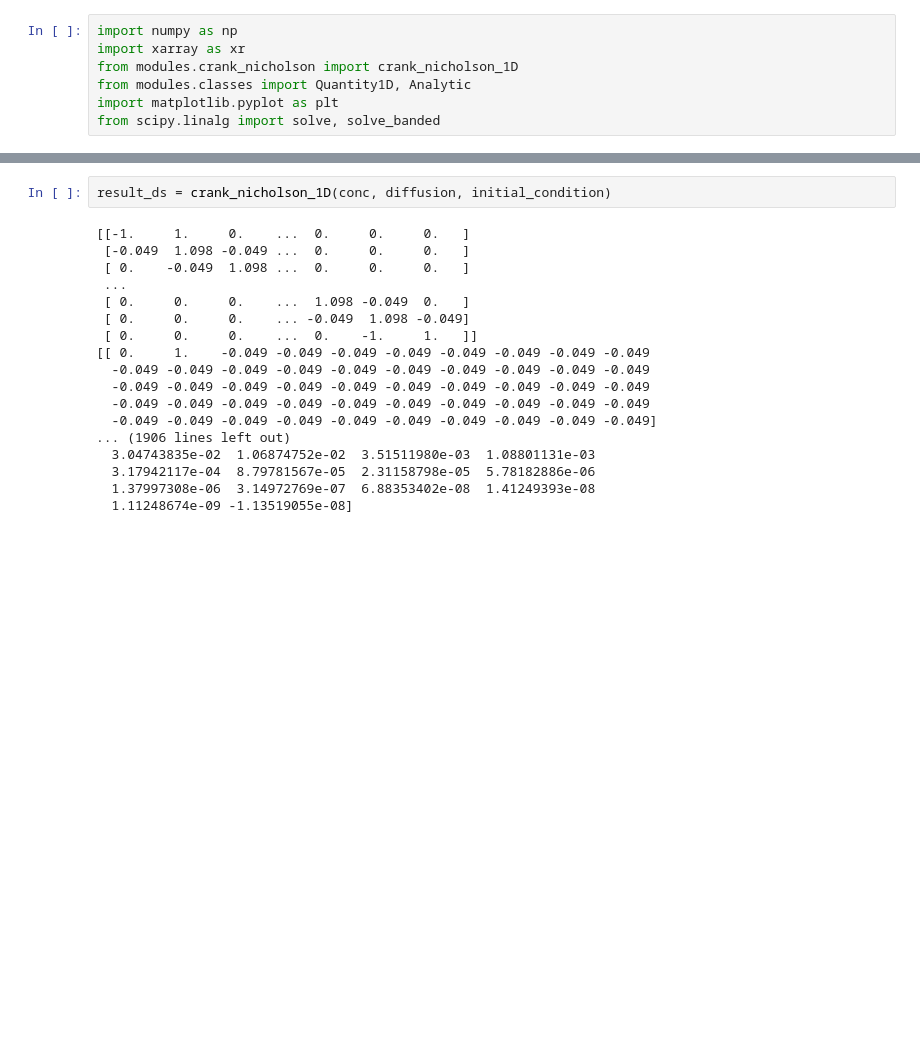
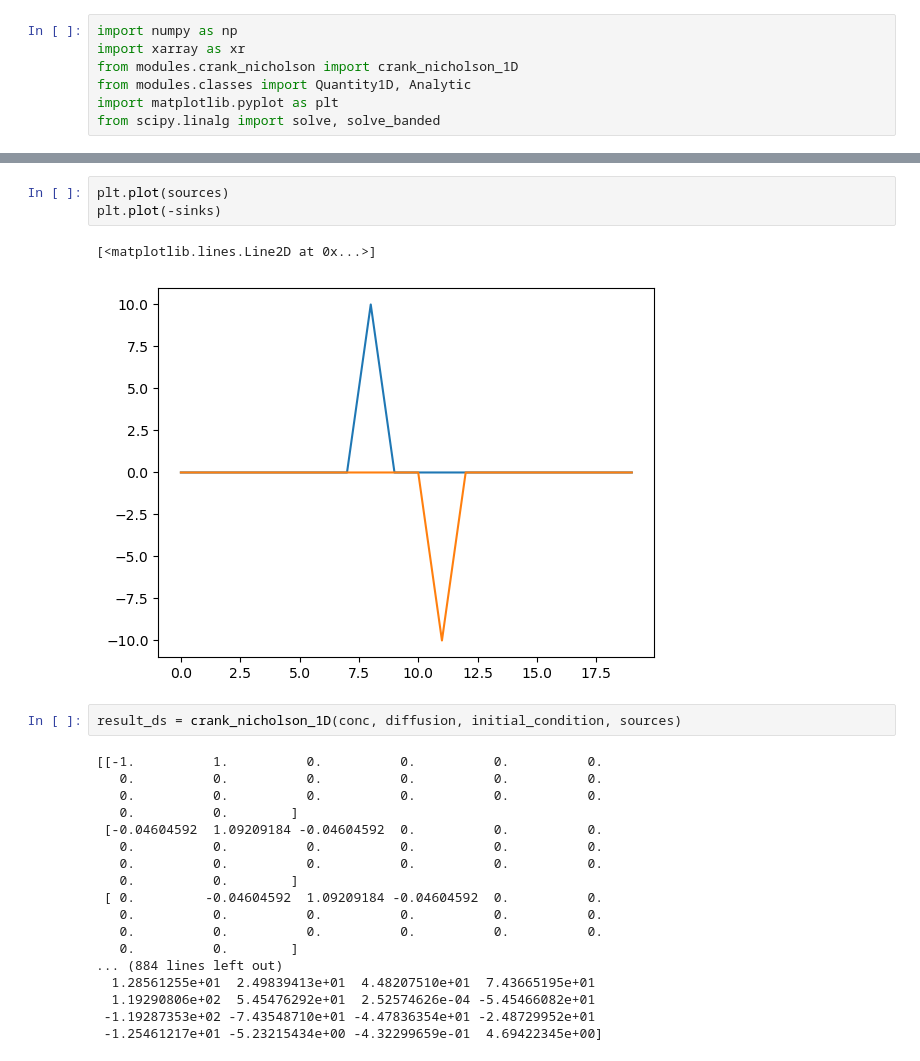
Before and after one commit to fongkenrui/A409_SeleniumDispersion, a Jupyter notebook: crank_nicholson_test.ipynb, the cells around one changed output, grey strips where cells are left out. Saved outputs shown, nothing was run; the diff lists cells and outputs as text; blank space fills up the shorter version.

```diff
--- a/crank_nicholson_test.ipynb
+++ b/crank_nicholson_test.ipynb
@@ -32,23 +36,29 @@ plt.plot(initial_condition)
+# %%
+plt.plot(sources)
+plt.plot(-sinks)
+# %% [output]
+[<matplotlib.lines.Line2D at 0x...>]
+[figure, added]
 # %%
-result_ds = crank_nicholson_1D(conc, diffusion, initial_condition)
+result_ds = crank_nicholson_1D(conc, diffusion, initial_condition, sources)
 # %% [output]
-[[-1.     1.     0.    ...  0.     0.     0.   ]
- [-0.049  1.098 -0.049 ...  0.     0.     0.   ]
- [ 0.    -0.049  1.098 ...  0.     0.     0.   ]
- ...
- [ 0.     0.     0.    ...  1.098 -0.049  0.   ]
- [ 0.     0.     0.    ... -0.049  1.098 -0.049]
- [ 0.     0.     0.    ...  0.    -1.     1.   ]]
-[[ 0.     1.    -0.049 -0.049 -0.049 -0.049 -0.049 -0.049 -0.049 -0.049
-  -0.049 -0.049 -0.049 -0.049 -0.049 -0.049 -0.049 -0.049 -0.049 -0.049
-  -0.049 -0.049 -0.049 -0.049 -0.049 -0.049 -0.049 -0.049 -0.049 -0.049
-  -0.049 -0.049 -0.049 -0.049 -0.049 -0.049 -0.049 -0.049 -0.049 -0.049
-  -0.049 -0.049 -0.049 -0.049 -0.049 -0.049 -0.049 -0.049 -0.049 -0.049]
-... (1906 lines left out)
-  3.04743835e-02  1.06874752e-02  3.51511980e-03  1.08801131e-03
-  3.17942117e-04  8.79781567e-05  2.31158798e-05  5.78182886e-06
-  1.37997308e-06  3.14972769e-07  6.88353402e-08  1.41249393e-08
-  1.11248674e-09 -1.13519055e-08]
+[[-1.          1.          0.          0.          0.          0.
+   0.          0.          0.          0.          0.          0.
+   0.          0.          0.          0.          0.          0.
+   0.          0.        ]
+ [-0.04604592  1.09209184 -0.04604592  0.          0.          0.
+   0.          0.          0.          0.          0.          0.
+   0.          0.          0.          0.          0.          0.
+   0.          0.        ]
+ [ 0.         -0.04604592  1.09209184 -0.04604592  0.          0.
+   0.          0.          0.          0.          0.          0.
+   0.          0.          0.          0.          0.          0.
+   0.          0.        ]
+... (884 lines left out)
+  1.28561255e+01  2.49839413e+01  4.48207510e+01  7.43665195e+01
+  1.19290806e+02  5.45476292e+01  2.52574626e-04 -5.45466082e+01
+ -1.19287353e+02 -7.43548710e+01 -4.47836354e+01 -2.48729952e+01
+ -1.25461217e+01 -5.23215434e+00 -4.32299659e-01  4.69422345e+00]
 # %%
 result_ds
 # %% [output]
```
Also changed, not shown: parts of 4 cells of this notebook, 1 other file.
